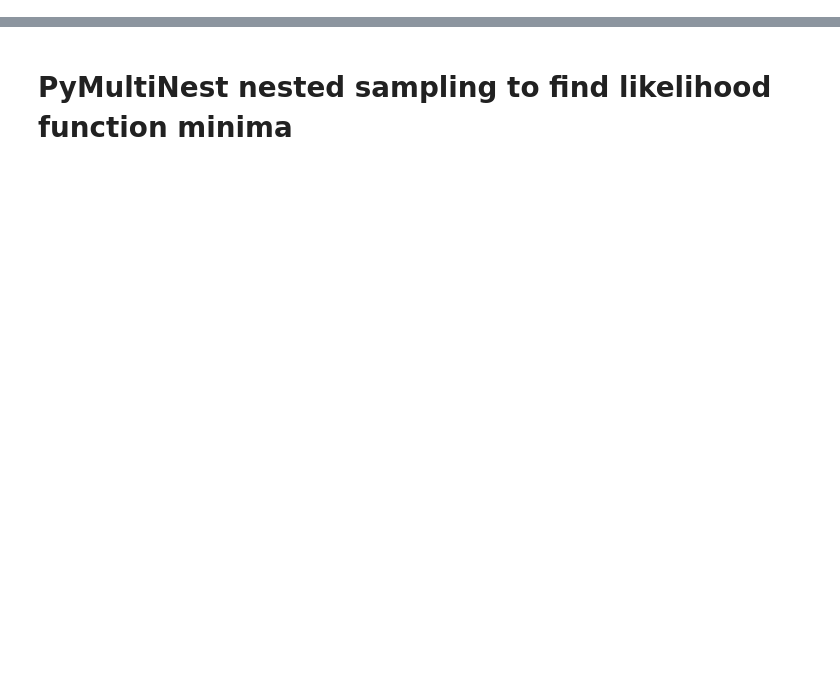
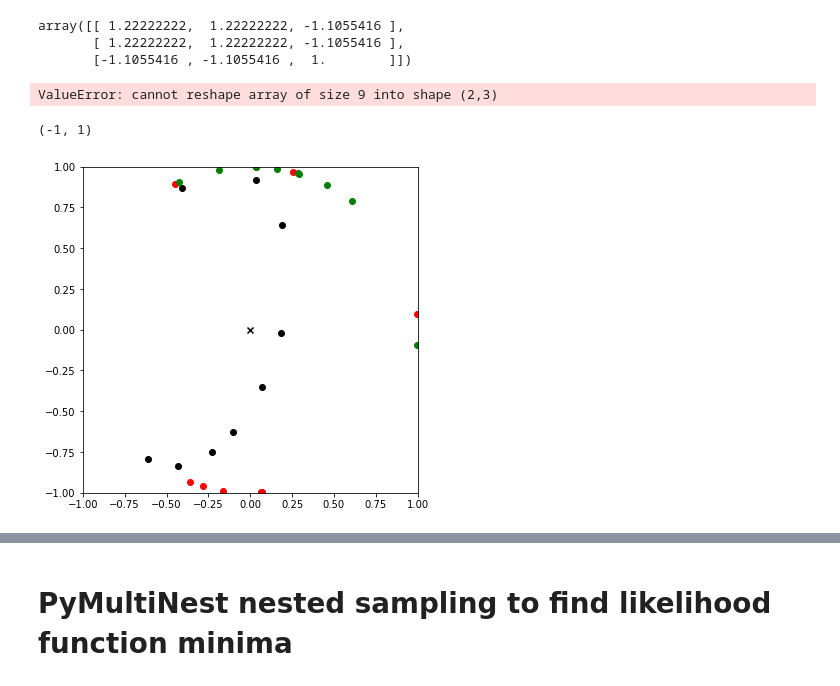
Before and after one commit to alpv95/SAV-Fit, a Jupyter notebook: notebooks/RotFit.ipynb, the cells around one changed output, grey strips where cells are left out. Drawn from its saved outputs; the diff is of its cells as text; code cells hidden in the pictures; blank space fills up the shorter version.

```diff
--- a/notebooks/RotFit.ipynb
+++ b/notebooks/RotFit.ipynb
@@ -20,0 +33,2 @@ import pymultinest
+# %%
+day = Day - np.min(Day)
@@ -20,0 +164,45 @@ import pymultinest
+# %%
+best_x.reshape(3,3).T @ best_x.reshape(3,3)
+# %% [output]
+array([[ 1.22222222,  1.22222222, -1.1055416 ],
+       [ 1.22222222,  1.22222222, -1.1055416 ],
+       [-1.1055416 , -1.1055416 ,  1.        ]])
+# %%
+Y_hat = np.array([[np.cos(np.pi/2),-np.sin(np.pi/2)],[np.sin(np.pi/2),np.cos(np.pi/2)]]) @ (best_x.reshape(2,3) @ Bhelix((day*deg) * np.pi/180, best_pitch, -1))
+Y_hatB = (best_x.reshape(2,3) @ Bhelix((day*deg) * np.pi/180, best_pitch, -1))
+print(best_obj)
+print(best_pitch)
+# %% [output]
+ValueError: cannot reshape array of size 9 into shape (2,3)
+# %%
+ratio, pitch, offset, axis = [0.5560660801648564, 0.39218193428822706, 78.78161726648364 * np.pi/180, 76.31849925888082 * np.pi/180]
+theta_rot = np.arccos((1-ratio**2)/(1+ratio**2))
+
+
+R4 = np.array([[np.cos(axis),-np.sin(axis),0],[np.sin(axis),np.cos(axis),0],[0,0,1]])
+R3 = np.array([[np.cos(np.pi/2),-np.sin(np.pi/2),0],[np.sin(np.pi/2),np.cos(np.pi/2),0],[0,0,1]])
+R2 = np.array([[np.cos(theta_rot),0,np.sin(theta_rot)],[0,1,0],[-np.sin(theta_rot),0,np.cos(theta_rot)]])
+R1 = np.array([[np.cos(offset),-np.sin(offset),0],[np.sin(offset),np.cos(offset),0],[0,0,1]])
+# y = (R1@Bhelix((day*deg) * np.pi/180, pitch, 1))
+# y = R2@y
+# y = R3@y
+Y_hat_nest = R3@R4@R2@ (R1@Bhelix((day*deg) * np.pi/180, pitch, 1))
+x0 = (R4@R2@R1).reshape(-1)
+
+offset *= 180/np.pi
+axis *= 180/np.pi
+# %%
+_, PA_jet, P_jet = Jet(day, ratio, 0, pitch, offset, deg, axis, sign=1,)
+# %%
+plt.figure(figsize=(6,6))
+# plt.scatter(Bhelix((day*deg) * np.pi/180, best_pitch, -1)[0,:],Bhelix((day*deg) * np.pi/180, best_pitch, -1)[1,:], c='b')
+# plt.scatter(Y_hat[0,:], Y_hat[1,:], c='g')
+plt.scatter(Y_hat_nest[0,:], Y_hat_nest[1,:], c='k')
+plt.scatter(np.cos(PA*np.pi/180), np.sin(PA*np.pi/180), c='r')
+plt.scatter(np.cos(PA_jet*np.pi/180), np.sin(PA_jet*np.pi/180), c='g')
+plt.scatter(0,0,marker='x',c='k')
+plt.ylim([-1,1])
+plt.xlim([-1,1])
+# %% [output]
+(-1, 1)
+[figure, added]
```
Also changed, not shown: parts of 32 cells of this notebook, 4 other files.
